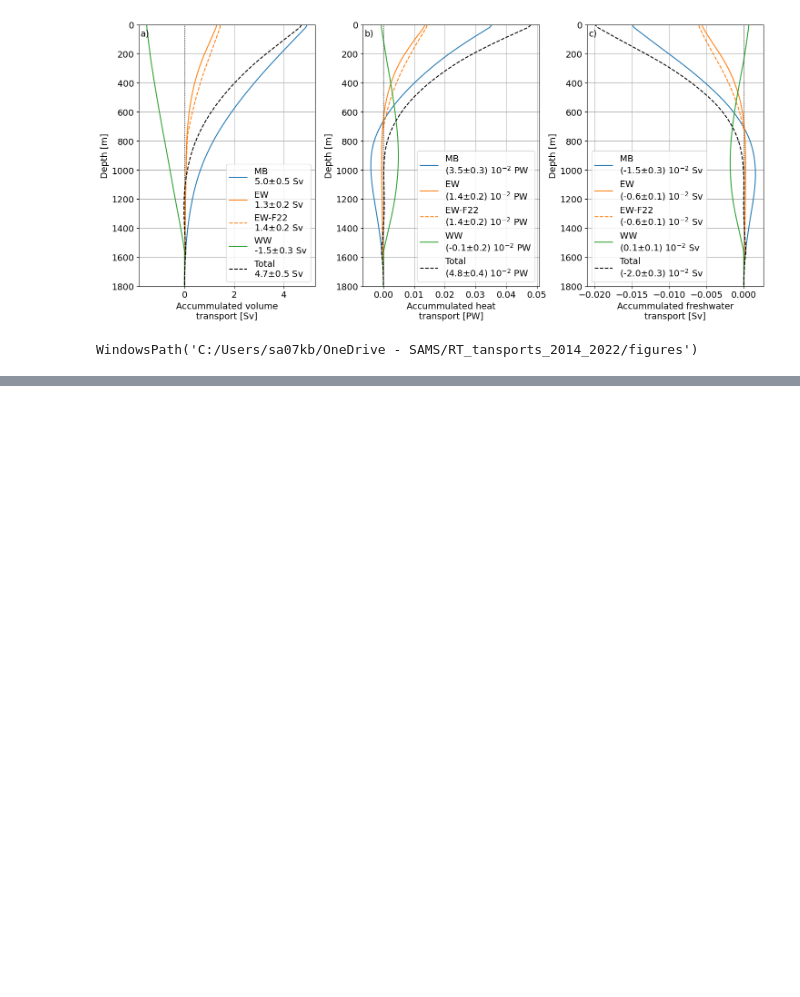
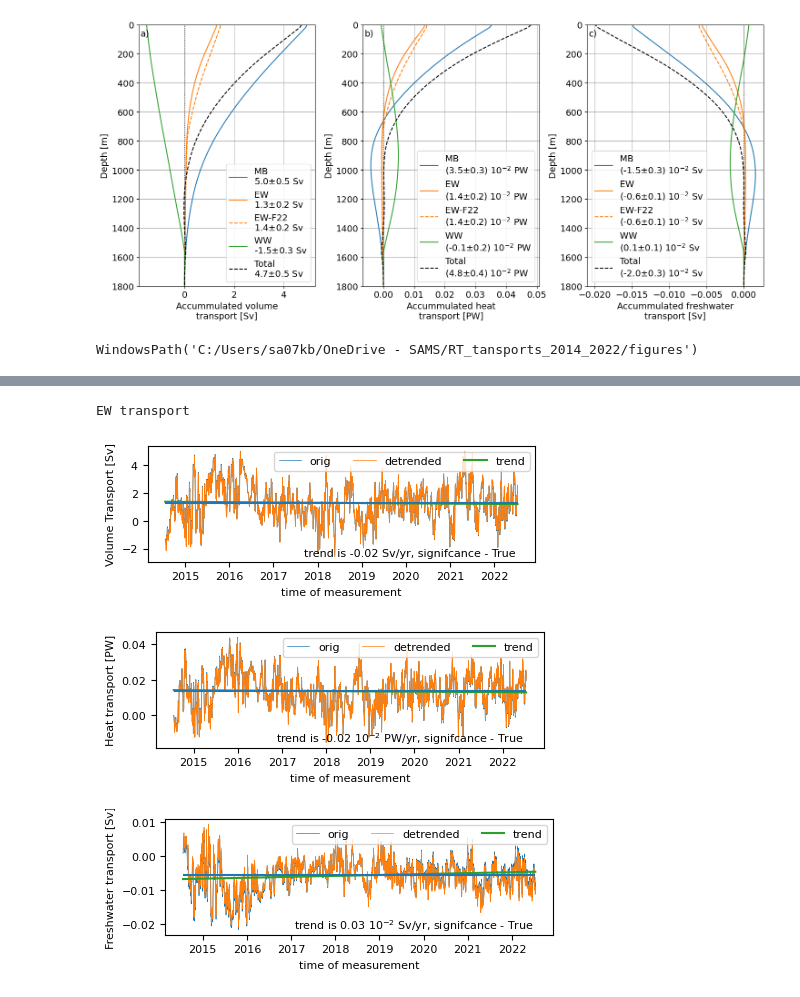
Before and after one commit to ScotMarPhys/Rockall_Trough_Transports, a Jupyter notebook: notebooks/9.0_Paper_Rockall_Trough_Results.ipynb, the cells around one changed output, grey strips where cells are left out. Cells and saved outputs as stored; diff of their text form; code cells hidden in the pictures; blank space fills up the shorter version.

```diff
--- a/notebooks/9.0_Paper_Rockall_Trough_Results.ipynb
+++ b/notebooks/9.0_Paper_Rockall_Trough_Results.ipynb
@@ -1005,0 +998,10 @@ ax.legend(['data', 'trend line %2.1f Sv/yr'%(res.slope*2*365)])
+# %%
+print('EW transport')
+fit, slope, intc, trend_significant = rtf.detrend_data(RT_Q_Qh_Qf.Q_EW,'TIME',plot=True)
+fit, slope, intc, trend_significant = rtf.detrend_data(RT_Q_Qh_Qf.Qh_EW,'TIME',plot=True)
+fit, slope, intc, trend_significant = rtf.detrend_data(RT_Q_Qh_Qf.Qf_EW,'TIME',plot=True)
+# %% [output]
+EW transport
+[figure, added]
+[figure, added]
+[figure, added]
```
Also changed, not shown: parts of 5 cells of this notebook, 1 other file.
